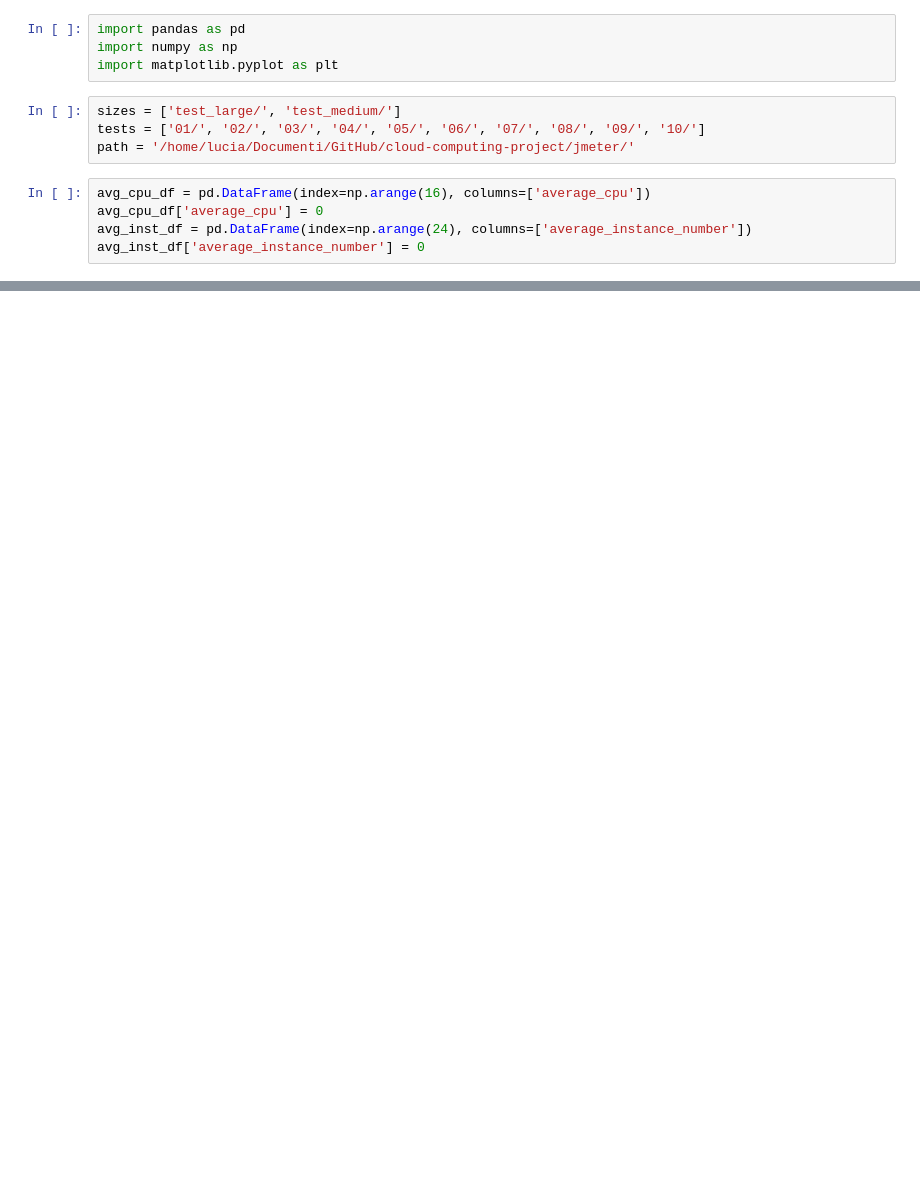
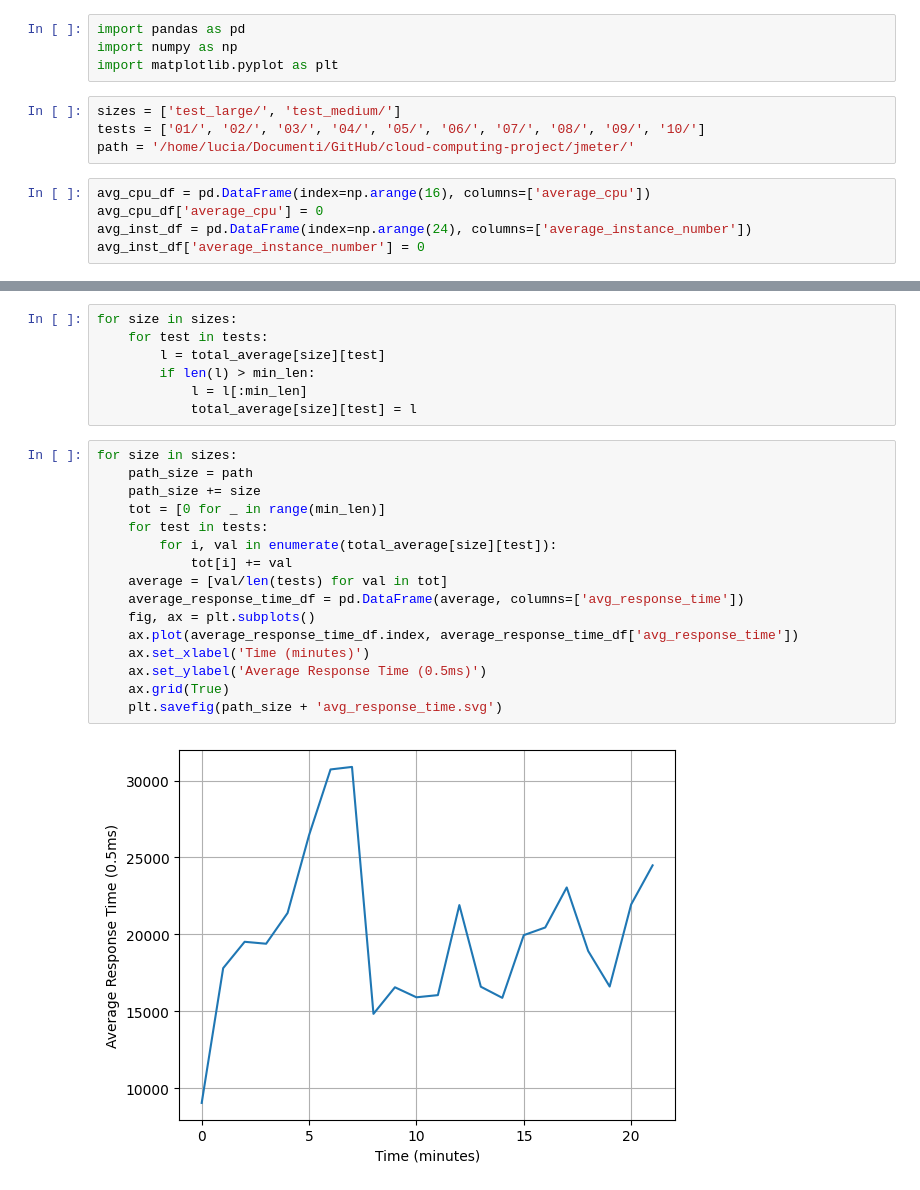
Before and after one commit to LuciaFores/cloud-computing-project, a Jupyter notebook: plots.ipynb, the cells around one changed output, grey strips where cells are left out. Cells and saved outputs as stored; diff of their text form; blank space fills up the shorter version.

Commit message:
Added response time plots
- Added plots for the average response time for both large and medium instances

```diff
--- a/plots.ipynb
+++ b/plots.ipynb
@@ -42,0 +77,25 @@ for size in sizes:
+# %%
+for size in sizes:
+    for test in tests:
+        l = total_average[size][test]
+        if len(l) > min_len:
+            l = l[:min_len]
+            total_average[size][test] = l
+# %%
+for size in sizes:
+    path_size = path
+    path_size += size
+    tot = [0 for _ in range(min_len)]
+    for test in tests:
+        for i, val in enumerate(total_average[size][test]):
+            tot[i] += val
+    average = [val/len(tests) for val in tot]
+    average_response_time_df = pd.DataFrame(average, columns=['avg_response_time'])
+    fig, ax = plt.subplots()
+    ax.plot(average_response_time_df.index, average_response_time_df['avg_response_time'])
+    ax.set_xlabel('Time (minutes)')
+    ax.set_ylabel('Average Response Time (0.5ms)')
+    ax.grid(True)
+    plt.savefig(path_size + 'avg_response_time.svg')
+# %% [output]
+[figure, added]
```
Also changed, not shown: parts of 3 cells of this notebook, 12 other files.
